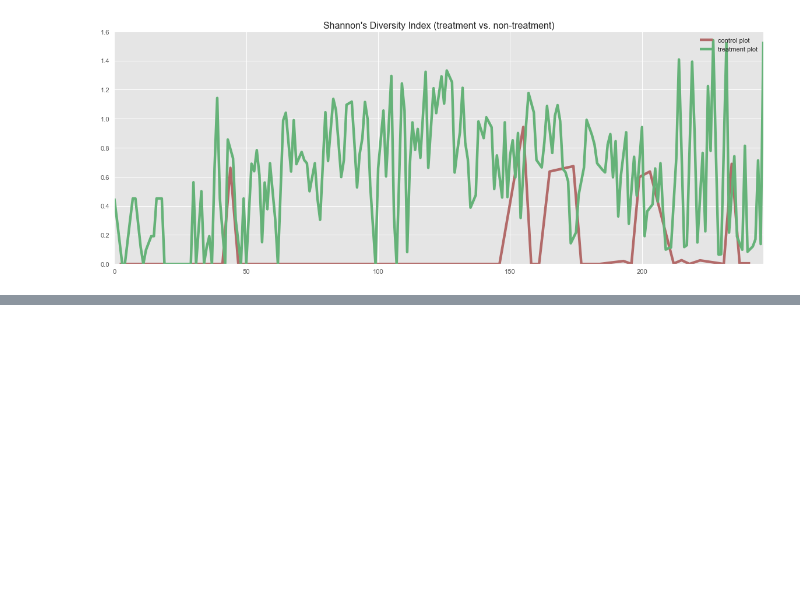
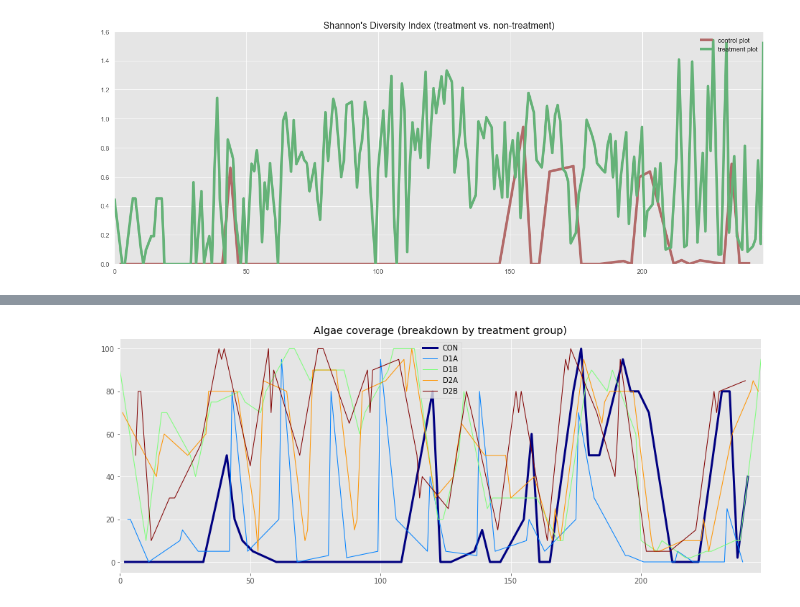
Before and after one commit to davified/carpark-7, a Jupyter notebook: data-visualisation.ipynb, the cells around one changed output, grey strips where cells are left out. Saved outputs shown, nothing was run; the diff lists cells and outputs as text; code cells hidden in the pictures; blank space fills up the shorter version.

```diff
--- a/data-visualisation.ipynb
+++ b/data-visualisation.ipynb
@@ -268,0 +339,4 @@ plt.savefig('./charts/Shannons Diversity Index (treatment vs. non-treatment).png
+# %%
+plot_metric_by_treatment_group('Algae Coverage', 'Algae coverage (breakdown by treatment group)')
+# %% [output]
+[figure, added]
```
Also changed, not shown: parts of 42 cells of this notebook, 3 other files.
